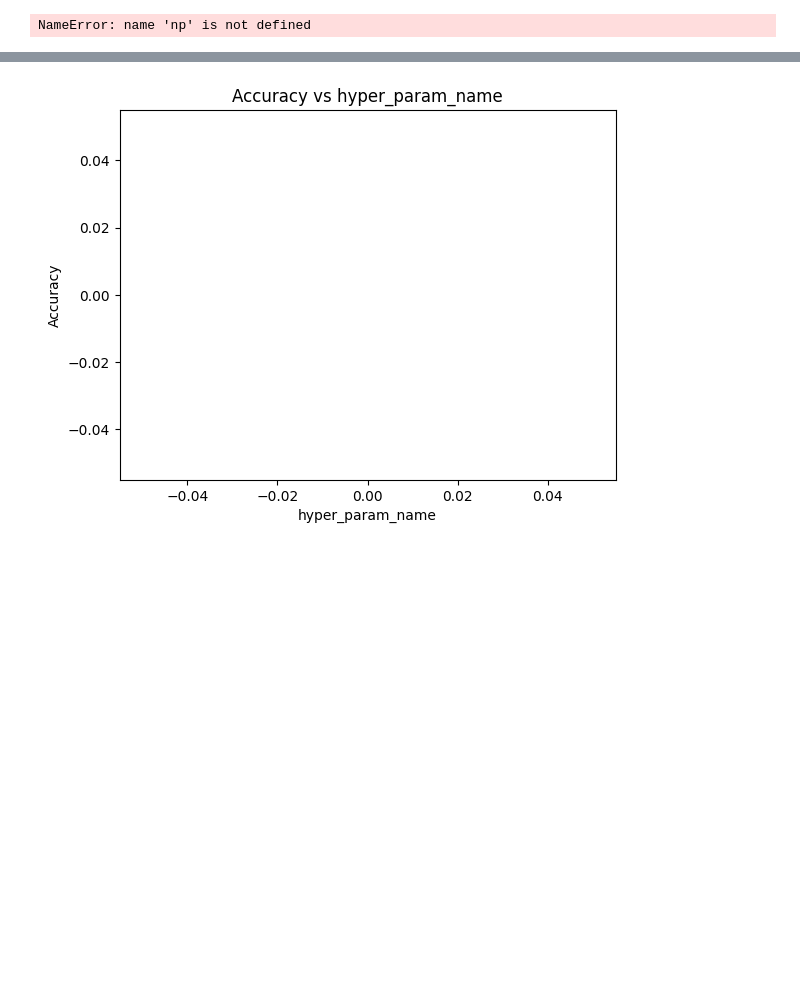
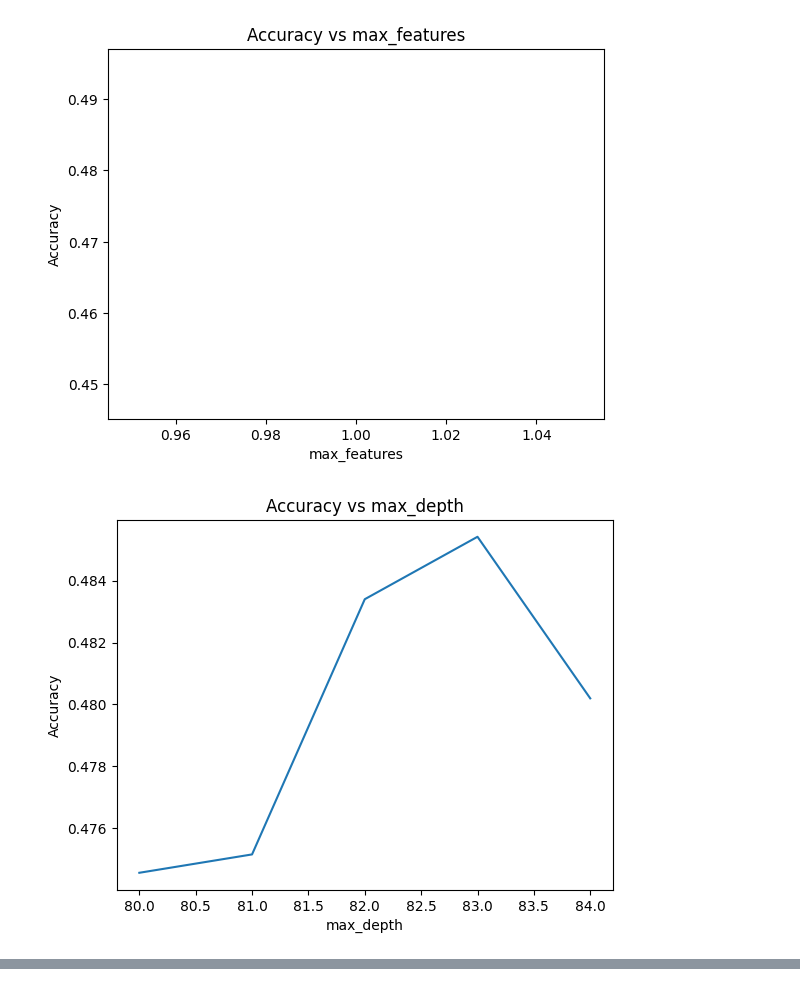
Before and after one commit to shef4/fireflyai, a Jupyter notebook: Thermoflyai_model_training.ipynb, the cells around one changed output, grey strips where cells are left out. Saved outputs shown, nothing was run; the diff lists cells and outputs as text; code cells hidden in the pictures; blank space fills up the shorter version.

```diff
--- a/Thermoflyai_model_training.ipynb
+++ b/Thermoflyai_model_training.ipynb
@@ -584,9 +596,12 @@ knn_hp = {"n_neighbors": {"values": [], "index": 0}, "weights": {"values": [], "
 # %%
-model_type = "RF"
-rf_hp["max_features"]["values"] = np.arange(start=1, stop=2, step=1)
-rf_hp["max_depth"]["values"] = np.arange(start=80, stop=850, step=1)
-rf_hp["min_samples_split"]["values"] = np.arange(start=2, stop=5, step=1)
-rf_hp["min_samples_leaf"]["values"] = np.arange(start=15, stop=20, step=1)
-trainer.run(model_type, rf_hp)
+"""
+Tune Models Hyper-Parameters
+"""
+RF_hp["max_features"]["values"] = np.arange(start=1, stop=2, step=1)
+RF_hp["max_depth"]["values"] = np.arange(start=80, stop=85, step=1)
+RF_hp["min_samples_split"]["values"] = np.arange(start=2, stop=5, step=1)
+RF_hp["min_samples_leaf"]["values"] = np.arange(start=15, stop=20, step=1)
+Trainer.tune_model(RF_type, RF_hp, Dev)
 # %% [output]
-NameError: name 'np' is not defined
+[figure, added]
+[figure, added]
@@ -593,5 +609,0 @@ NameError: name 'np' is not defined
-# %%
-model_type = "LSTM"
-trainer.run(model_type, lstm_hp)
-# %% [output]
-[figure, removed]
```
Also changed, not shown: parts of 17 cells of this notebook.
